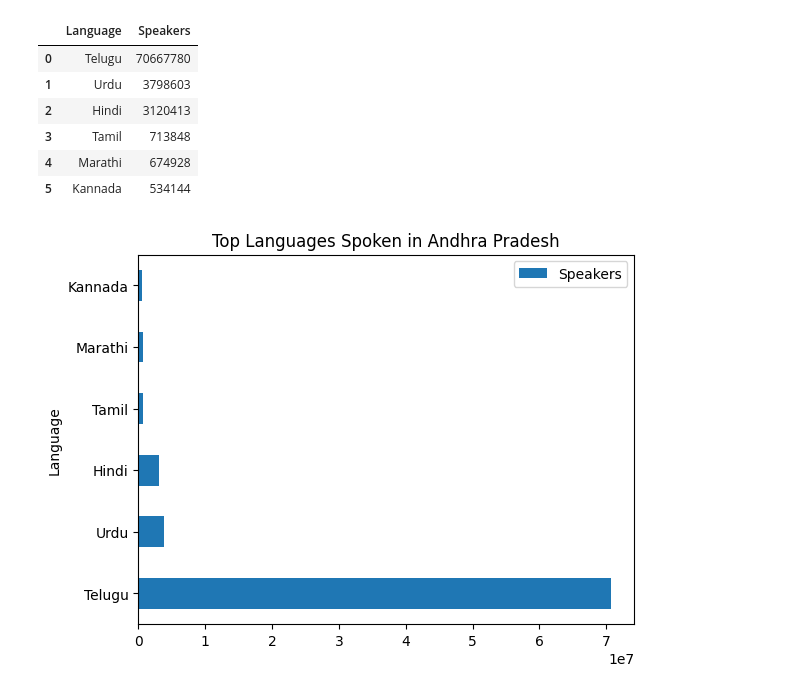
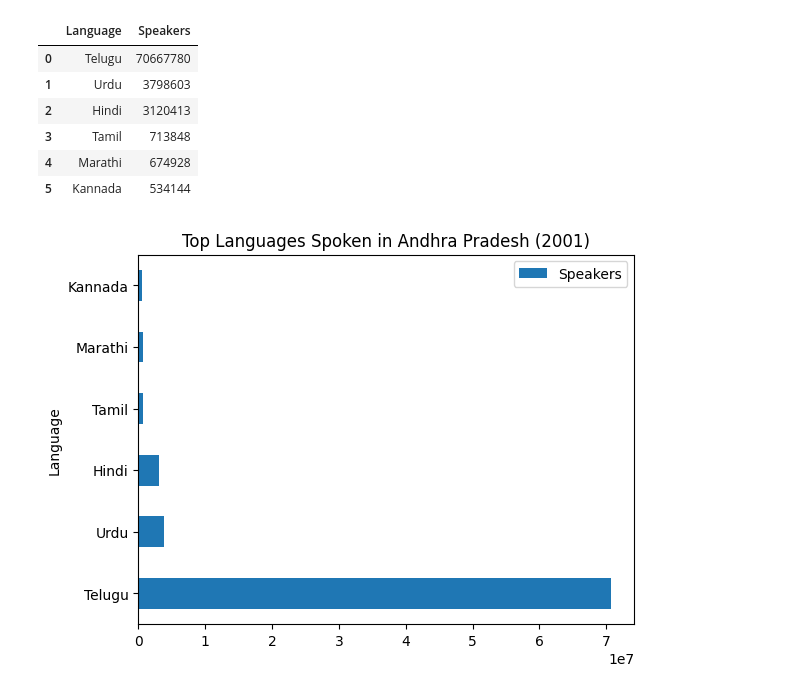
Before and after one commit to squishridyvi/Geographical-Distribution-Mapping-of-Dravidian-Languages-, a Jupyter notebook: Geographical Distribution of Dravidian Languages.ipynb, the cells around one changed output. Cells and saved outputs as stored; diff of their text form; code cells hidden in the pictures.

```diff
--- a/Geographical Distribution of Dravidian Languages.ipynb
+++ b/Geographical Distribution of Dravidian Languages.ipynb
@@ -2505,6 +2503,6 @@ andra_pradesh_plsi
 ## bar chart
 # %%
 andra_pradesh_plsi.plot.barh(x="Language", y="Speakers")
-plt.title("Top Languages Spoken in Andhra Pradesh");
+plt.title("Top Languages Spoken in Andhra Pradesh (2001)");
 # %% [output]
-[figure, old version]
+[figure, new version]
```
Also changed, not shown: parts of 7 cells of this notebook.
